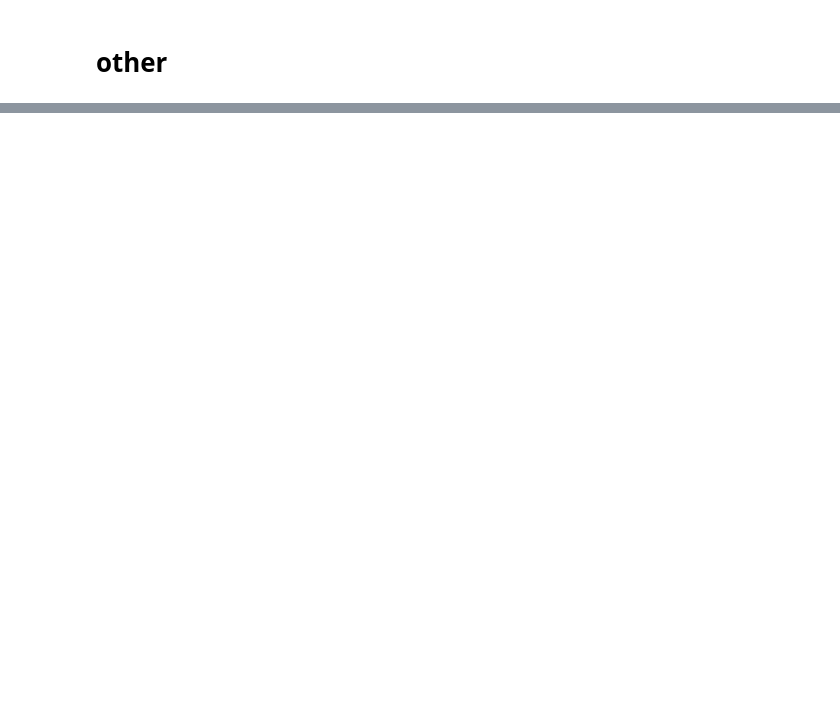
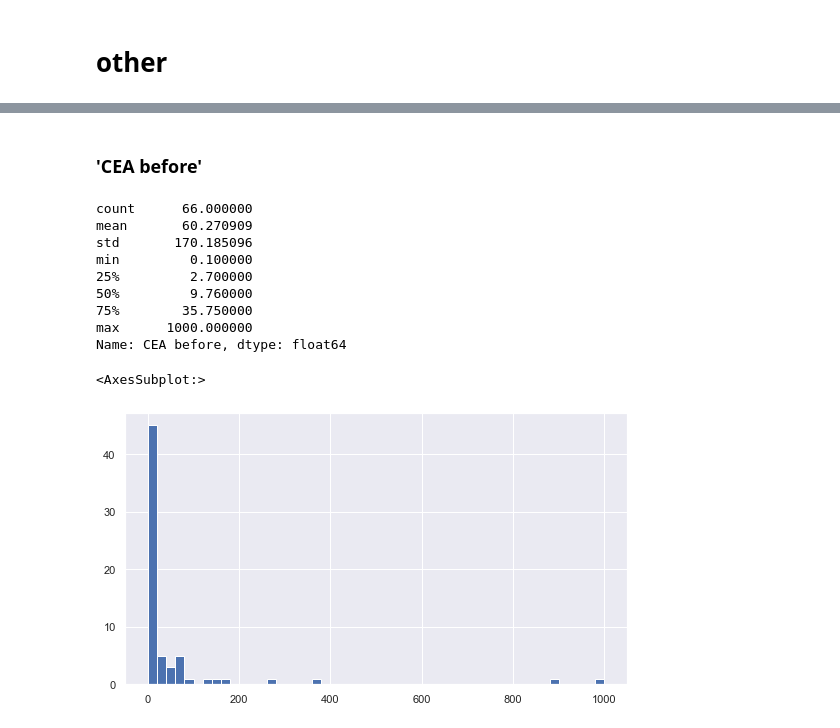
Before and after one commit to dies0mbre/prediction-of-operation-results, a Jupyter notebook: research.ipynb, the cells around one changed output, grey strips where cells are left out. Cells and saved outputs as stored; diff of their text form; code cells hidden in the pictures; blank space fills up the shorter version.

```diff
--- a/research.ipynb
+++ b/research.ipynb
@@ -327,0 +599,18 @@ plt.show()
+# %% [markdown]
+### 'CEA before'
+# %%
+plt.rcParams["figure.figsize"] = (9,5)
+print(df['CEA before'].describe())
+df['CEA before'].hist(bins=50)
+# %% [output]
+count      66.000000
+mean       60.270909
+std       170.185096
+min         0.100000
+25%         2.700000
+50%         9.760000
+75%        35.750000
+max      1000.000000
+Name: CEA before, dtype: float64
+<AxesSubplot:>
+[figure, added]
```
Also changed, not shown: parts of 50 cells of this notebook, 3 other files.
